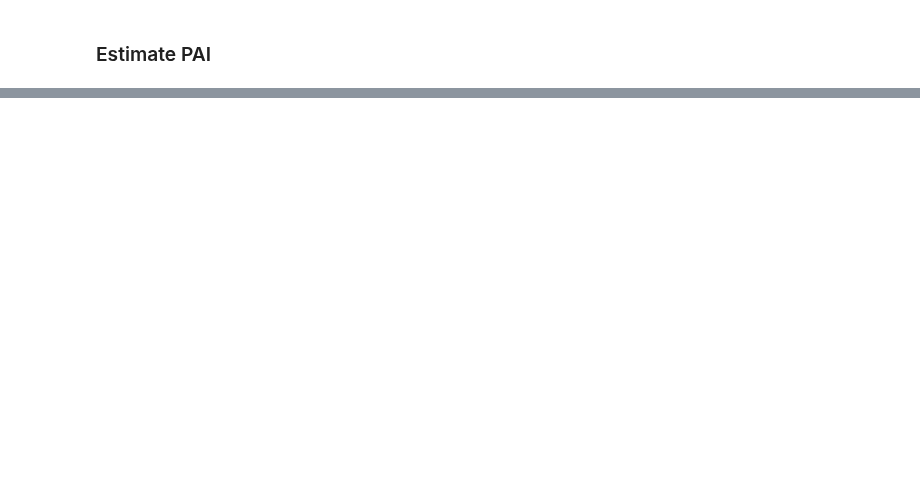
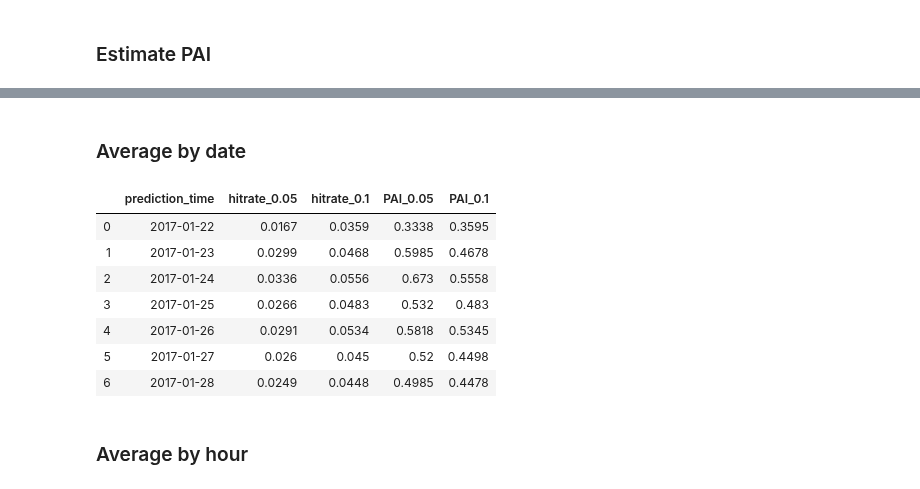
Before and after one commit to jrudascas/security_project, a Jupyter notebook: aggressive_behavior_model/SEPP/experiment_07_sepp_city_prediction_one_week.ipynb, the cells around one changed output, grey strips where cells are left out. Drawn from its saved outputs; the diff is of its cells as text; code cells hidden in the pictures; blank space fills up the shorter version.

Commit message:
analysis over one week city prediction

```diff
--- a/aggressive_behavior_model/SEPP/experiment_07_sepp_city_prediction_one_week.ipynb
+++ b/aggressive_behavior_model/SEPP/experiment_07_sepp_city_prediction_one_week.ipynb
@@ -211,0 +190,31 @@ average PAI 10%:  0.47119505453105576
+# %% [markdown]
+### Average by date
+# %%
+flagF=True
+
+for date in dates_to_predict:
+    df_group = df_prueba[df_prueba['prediction_time'].str.contains(date)]
+    hitrate_005 = df_group['hitrate_0.05'].mean().round(4)
+    hitrate_01 = df_group['hitrate_0.1'].mean().round(4)
+    PAI_005 = df_group['PAI_0.05'].mean().round(4)
+    PAI_01 = df_group['PAI_0.1'].mean().round(4)
+    if flagF==True:
+        flagF = False
+        summarize_values = np.array([date,hitrate_005,hitrate_01,PAI_005,PAI_01]);
+    else:
+        summarize_values = np.vstack((summarize_values, [date,hitrate_005,hitrate_01,PAI_005,PAI_01]))
+# %%
+df_summarize = pd.DataFrame(summarize_values, columns=['prediction_time','hitrate_0.05','hitrate_0.1','PAI_0.05','PAI_0.1'])
+# %%
+df_summarize
+# %% [output]
+|  | prediction_time | hitrate_0.05 | hitrate_0.1 | PAI_0.05 | PAI_0.1 |
+| 0 | 2017-01-22 | 0.0167 | 0.0359 | 0.3338 | 0.3595 |
+| 1 | 2017-01-23 | 0.0299 | 0.0468 | 0.5985 | 0.4678 |
+| 2 | 2017-01-24 | 0.0336 | 0.0556 | 0.673 | 0.5558 |
+| 3 | 2017-01-25 | 0.0266 | 0.0483 | 0.532 | 0.483 |
+| 4 | 2017-01-26 | 0.0291 | 0.0534 | 0.5818 | 0.5345 |
+| 5 | 2017-01-27 | 0.026 | 0.045 | 0.52 | 0.4498 |
+| 6 | 2017-01-28 | 0.0249 | 0.0448 | 0.4985 | 0.4478 |
+# %% [markdown]
+### Average by hour
```
Also changed, not shown: parts of 15 cells of this notebook.
